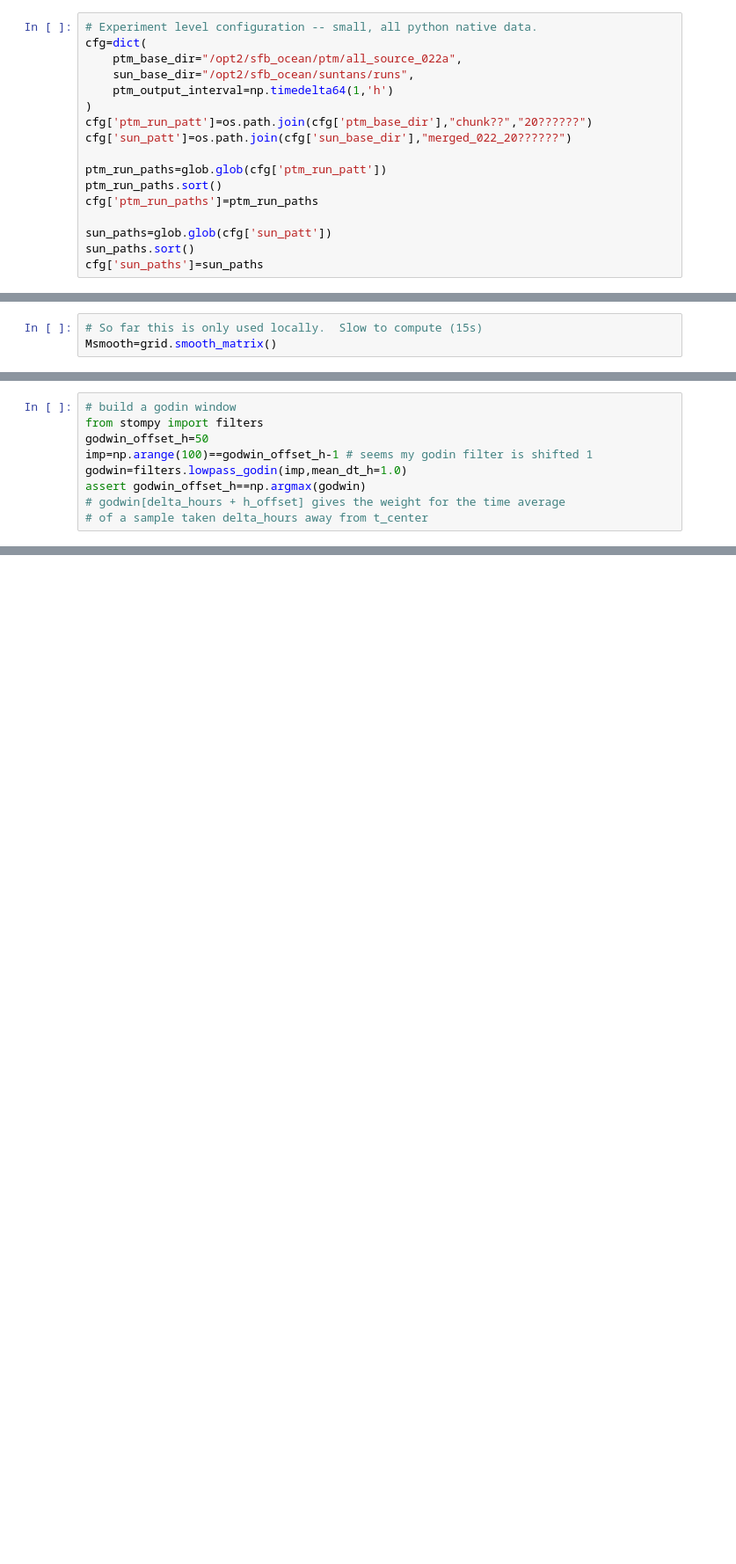
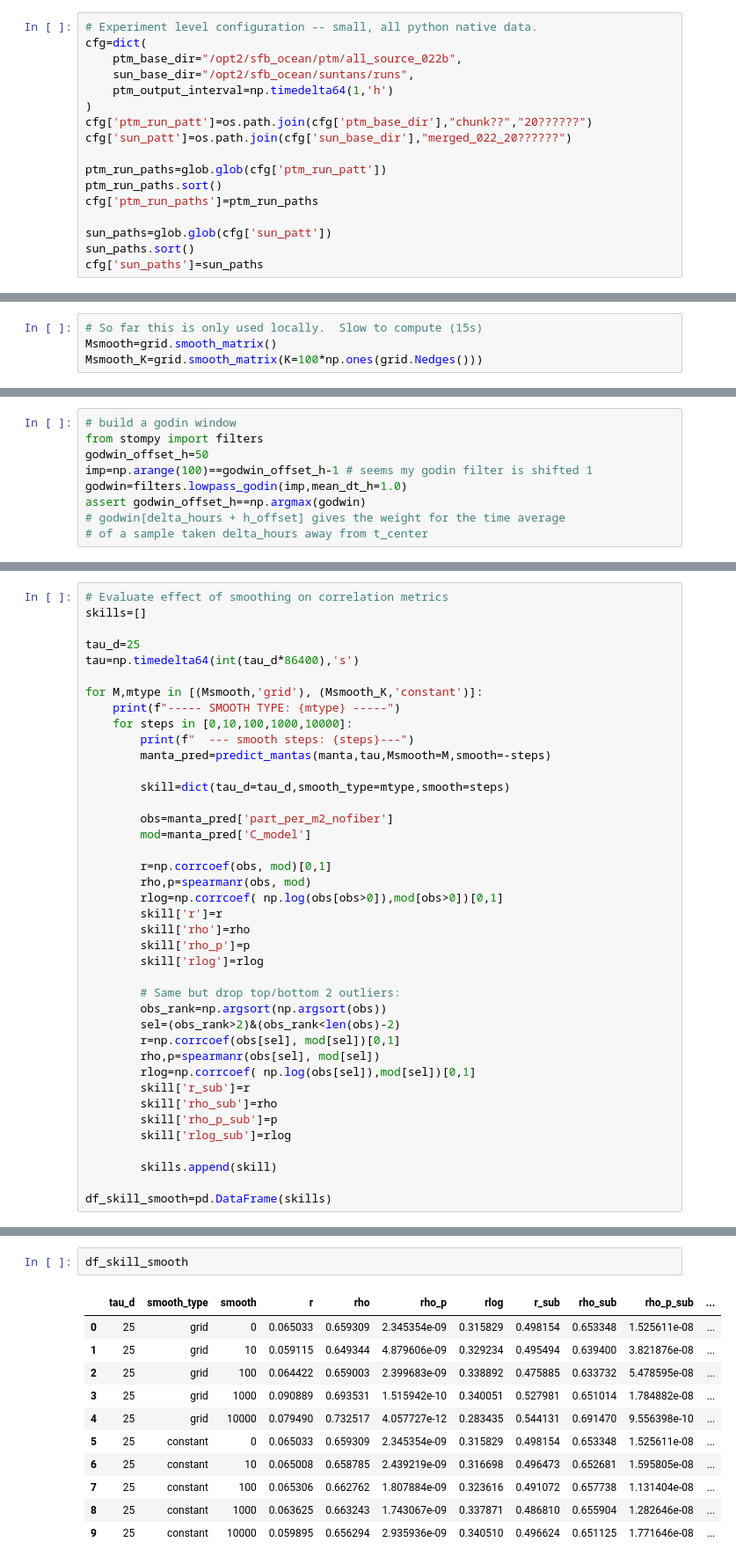
Before and after one commit to rustychris/microplastic_sfbay, a Jupyter notebook: postprocess/postproc_nosql_v01_dask.ipynb, the cells around one changed output, grey strips where cells are left out. Shown at 88% size. Cells and saved outputs as stored; diff of their text form; blank space fills up the shorter version.

Commit message:
Optimize manta comparisons for multiple parameter ranges

```diff
--- a/postprocess/postproc_nosql_v01_dask.ipynb
+++ b/postprocess/postproc_nosql_v01_dask.ipynb
@@ -109,7 +114,7 @@ and possibly smoothed.
 # %%
 # Experiment level configuration -- small, all python native data.
 cfg=dict(
-    ptm_base_dir="/opt2/sfb_ocean/ptm/all_source_022a",
+    ptm_base_dir="/opt2/sfb_ocean/ptm/all_source_022b",
     sun_base_dir="/opt2/sfb_ocean/suntans/runs",
     ptm_output_interval=np.timedelta64(1,'h')
 )
@@ -136,4 +141,5 @@ cfg['grid_d']=grid_d # too far?
 # %%
 # So far this is only used locally.  Slow to compute (15s)
 Msmooth=grid.smooth_matrix()
+Msmooth_K=grid.smooth_matrix(K=100*np.ones(grid.Nedges()))
 # %% [output]
@@ -559,0 +660,40 @@ Next Steps
+# %%
+# Evaluate effect of smoothing on correlation metrics
+skills=[]
+
+tau_d=25
+tau=np.timedelta64(int(tau_d*86400),'s')
+
+for M,mtype in [(Msmooth,'grid'), (Msmooth_K,'constant')]:
+    print(f"----- SMOOTH TYPE: {mtype} -----")
+    for steps in [0,10,100,1000,10000]:
+        print(f"  --- smooth steps: {steps}---")
+        manta_pred=predict_mantas(manta,tau,Msmooth=M,smooth=-steps)
+
+        skill=dict(tau_d=tau_d,smooth_type=mtype,smooth=steps)
+
+        obs=manta_pred['part_per_m2_nofiber']
+        mod=manta_pred['C_model']
+
+        r=np.corrcoef(obs, mod)[0,1]
+        rho,p=spearmanr(obs, mod)
+        rlog=np.corrcoef( np.log(obs[obs>0]),mod[obs>0])[0,1]
+        skill['r']=r
+        skill['rho']=rho
+        skill['rho_p']=p
+        skill['rlog']=rlog
+
+        # Same but drop top/bottom 2 outliers:
+        obs_rank=np.argsort(np.argsort(obs))
+        sel=(obs_rank>2)&(obs_rank<len(obs)-2)
+        r=np.corrcoef(obs[sel], mod[sel])[0,1]
+        rho,p=spearmanr(obs[sel], mod[sel])
+        rlog=np.corrcoef( np.log(obs[sel]),mod[sel])[0,1]
+        skill['r_sub']=r
+        skill['rho_sub']=rho
+        skill['rho_p_sub']=p
+        skill['rlog_sub']=rlog
+
+        skills.append(skill)
+
+df_skill_smooth=pd.DataFrame(skills)
@@ -559,0 +722,14 @@ Next Steps
+# %%
+df_skill_smooth
+# %% [output]
+|  | tau_d | smooth_type | smooth | r | rho | rho_p | rlog | r_sub | rho_sub | rho_p_sub | ... |
+| 0 | 25 | grid | 0 | 0.065033 | 0.659309 | 2.345354e-09 | 0.315829 | 0.498154 | 0.653348 | 1.525611e-08 | ... |
+| 1 | 25 | grid | 10 | 0.059115 | 0.649344 | 4.879606e-09 | 0.329234 | 0.495494 | 0.639400 | 3.821876e-08 | ... |
+| 2 | 25 | grid | 100 | 0.064422 | 0.659003 | 2.399683e-09 | 0.338892 | 0.475885 | 0.633732 | 5.478595e-08 | ... |
+| 3 | 25 | grid | 1000 | 0.090889 | 0.693531 | 1.515942e-10 | 0.340051 | 0.527981 | 0.651014 | 1.784882e-08 | ... |
+| 4 | 25 | grid | 10000 | 0.079490 | 0.732517 | 4.057727e-12 | 0.283435 | 0.544131 | 0.691470 | 9.556398e-10 | ... |
+| 5 | 25 | constant | 0 | 0.065033 | 0.659309 | 2.345354e-09 | 0.315829 | 0.498154 | 0.653348 | 1.525611e-08 | ... |
+| 6 | 25 | constant | 10 | 0.065008 | 0.658785 | 2.439219e-09 | 0.316698 | 0.496473 | 0.652681 | 1.595805e-08 | ... |
+| 7 | 25 | constant | 100 | 0.065306 | 0.662762 | 1.807884e-09 | 0.323616 | 0.491072 | 0.657738 | 1.131404e-08 | ... |
+| 8 | 25 | constant | 1000 | 0.063625 | 0.663243 | 1.743067e-09 | 0.337871 | 0.486810 | 0.655904 | 1.282646e-08 | ... |
+| 9 | 25 | constant | 10000 | 0.059895 | 0.656294 | 2.935936e-09 | 0.340510 | 0.496624 | 0.651125 | 1.771646e-08 | ... |
```
Also changed, not shown: parts of 42 cells of this notebook, 3 other files.
